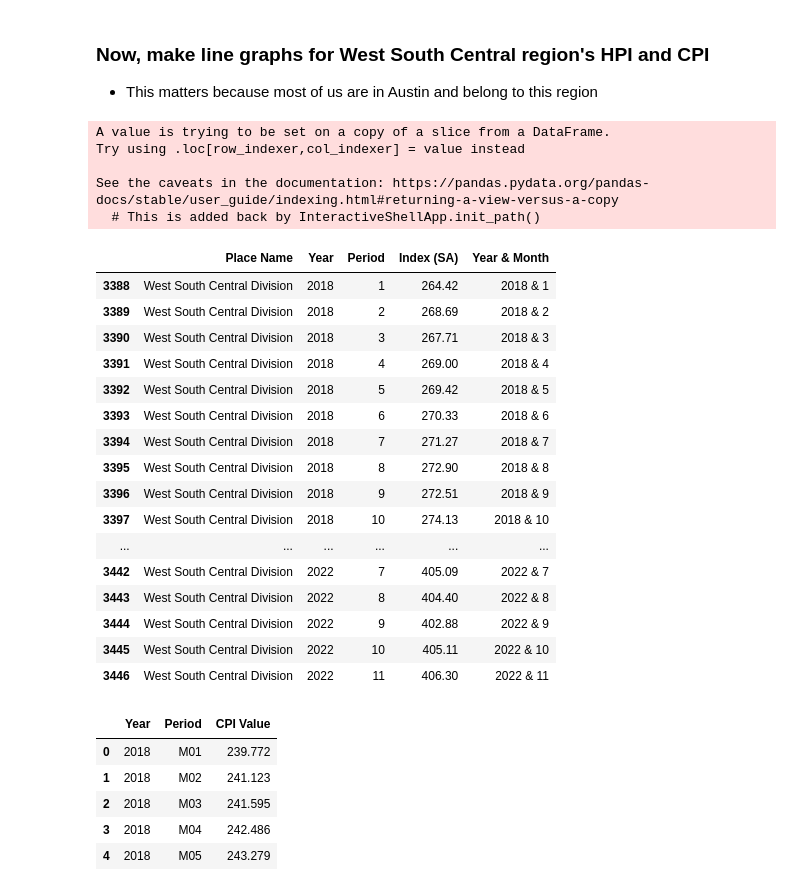
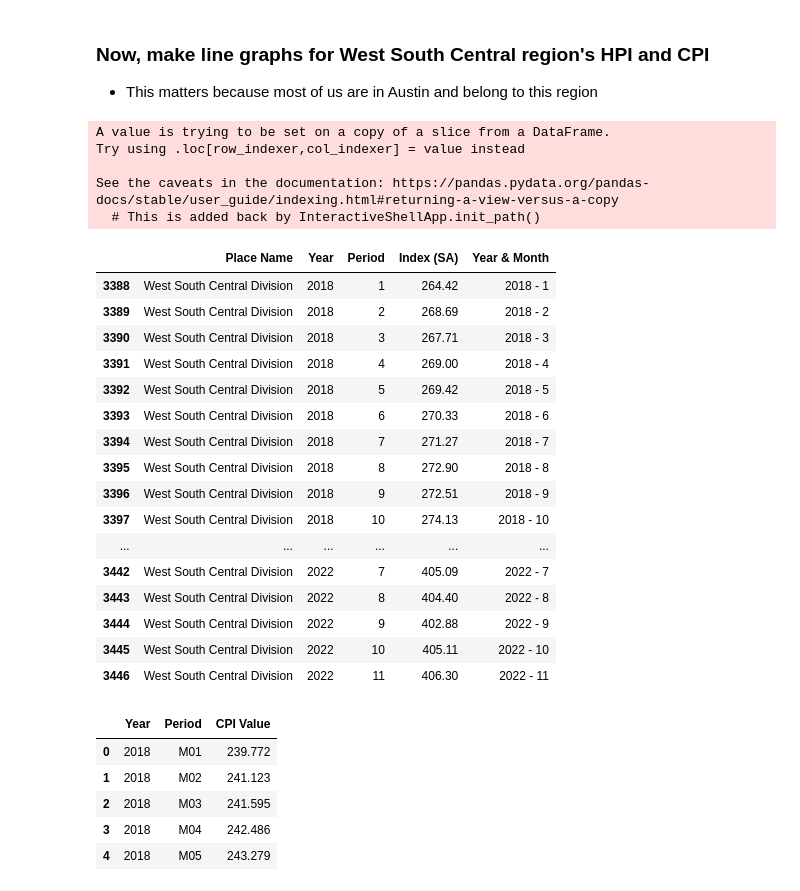
Before and after one commit to wpreeti/Group-8_Project, a Jupyter notebook: HpiCpi_viz/hpi_cpi_viz.ipynb, the cells around one changed output. Saved outputs shown, nothing was run; the diff lists cells and outputs as text; code cells hidden in the pictures.

```diff
--- a/HpiCpi_viz/hpi_cpi_viz.ipynb
+++ b/HpiCpi_viz/hpi_cpi_viz.ipynb
@@ -90,40 +101,40 @@ TypeError: arange() requires stop to be specified.
 # %%
 # Now, line graph for HPI and CPI for West South Central census division 2019-2022
 # Loan in HPI data to include months
 hpi_file = '../Resources/clean_monthly_hpi.csv'
 
 us_hpi_monthly = pd.read_csv(hpi_file)
 
 wsc_hpi_monthly = us_hpi_monthly.loc[(us_hpi_monthly['Place Name'] == 'West South Central Division') &
                                      (us_hpi_monthly['Year'] >= 2018), :]
 
 # Merge columns just to be able to plot the x axis in chronological order
-wsc_hpi_monthly['Year & Month'] = wsc_hpi_monthly['Year'].astype(str) + ' & ' + wsc_hpi_monthly['Period'].astype(str)
+wsc_hpi_monthly['Year & Month'] = wsc_hpi_monthly['Year'].astype(str) + ' - ' + wsc_hpi_monthly['Period'].astype(str)
 
 wsc_hpi_monthly
 # %% [output]
 A value is trying to be set on a copy of a slice from a DataFrame.
 Try using .loc[row_indexer,col_indexer] = value instead
 
 See the caveats in the documentation: https://pandas.pydata.org/pandas-docs/stable/user_guide/indexing.html#returning-a-view-versus-a-copy
   # This is added back by InteractiveShellApp.init_path()
 |  | Place Name | Year | Period | Index (SA) | Year & Month |
-| 3388 | West South Central Division | 2018 | 1 | 264.42 | 2018 & 1 |
-| 3389 | West South Central Division | 2018 | 2 | 268.69 | 2018 & 2 |
-| 3390 | West South Central Division | 2018 | 3 | 267.71 | 2018 & 3 |
-| 3391 | West South Central Division | 2018 | 4 | 269.00 | 2018 & 4 |
-| 3392 | West South Central Division | 2018 | 5 | 269.42 | 2018 & 5 |
-| 3393 | West South Central Division | 2018 | 6 | 270.33 | 2018 & 6 |
-| 3394 | West South Central Division | 2018 | 7 | 271.27 | 2018 & 7 |
-| 3395 | West South Central Division | 2018 | 8 | 272.90 | 2018 & 8 |
-| 3396 | West South Central Division | 2018 | 9 | 272.51 | 2018 & 9 |
-| 3397 | West South Central Division | 2018 | 10 | 274.13 | 2018 & 10 |
+| 3388 | West South Central Division | 2018 | 1 | 264.42 | 2018 - 1 |
+| 3389 | West South Central Division | 2018 | 2 | 268.69 | 2018 - 2 |
+| 3390 | West South Central Division | 2018 | 3 | 267.71 | 2018 - 3 |
+| 3391 | West South Central Division | 2018 | 4 | 269.00 | 2018 - 4 |
+| 3392 | West South Central Division | 2018 | 5 | 269.42 | 2018 - 5 |
+| 3393 | West South Central Division | 2018 | 6 | 270.33 | 2018 - 6 |
+| 3394 | West South Central Division | 2018 | 7 | 271.27 | 2018 - 7 |
+| 3395 | West South Central Division | 2018 | 8 | 272.90 | 2018 - 8 |
+| 3396 | West South Central Division | 2018 | 9 | 272.51 | 2018 - 9 |
+| 3397 | West South Central Division | 2018 | 10 | 274.13 | 2018 - 10 |
 | ... | ... | ... | ... | ... | ... |
-| 3442 | West South Central Division | 2022 | 7 | 405.09 | 2022 & 7 |
-| 3443 | West South Central Division | 2022 | 8 | 404.40 | 2022 & 8 |
-| 3444 | West South Central Division | 2022 | 9 | 402.88 | 2022 & 9 |
-| 3445 | West South Central Division | 2022 | 10 | 405.11 | 2022 & 10 |
-| 3446 | West South Central Division | 2022 | 11 | 406.30 | 2022 & 11 |
+| 3442 | West South Central Division | 2022 | 7 | 405.09 | 2022 - 7 |
+| 3443 | West South Central Division | 2022 | 8 | 404.40 | 2022 - 8 |
+| 3444 | West South Central Division | 2022 | 9 | 402.88 | 2022 - 9 |
+| 3445 | West South Central Division | 2022 | 10 | 405.11 | 2022 - 10 |
+| 3446 | West South Central Division | 2022 | 11 | 406.30 | 2022 - 11 |
 # %%
 # Load in West South Central CPI data
 wsc_cpi_file = '../Resources/wsc_CPI.csv'
```
Also changed, not shown: parts of 7 cells of this notebook.
